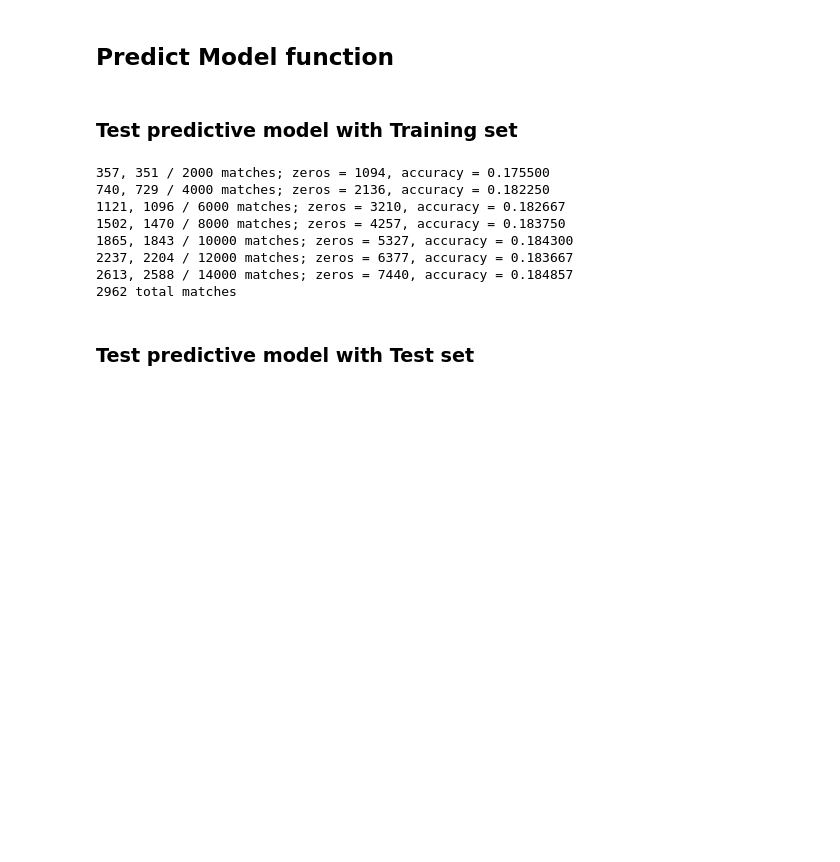
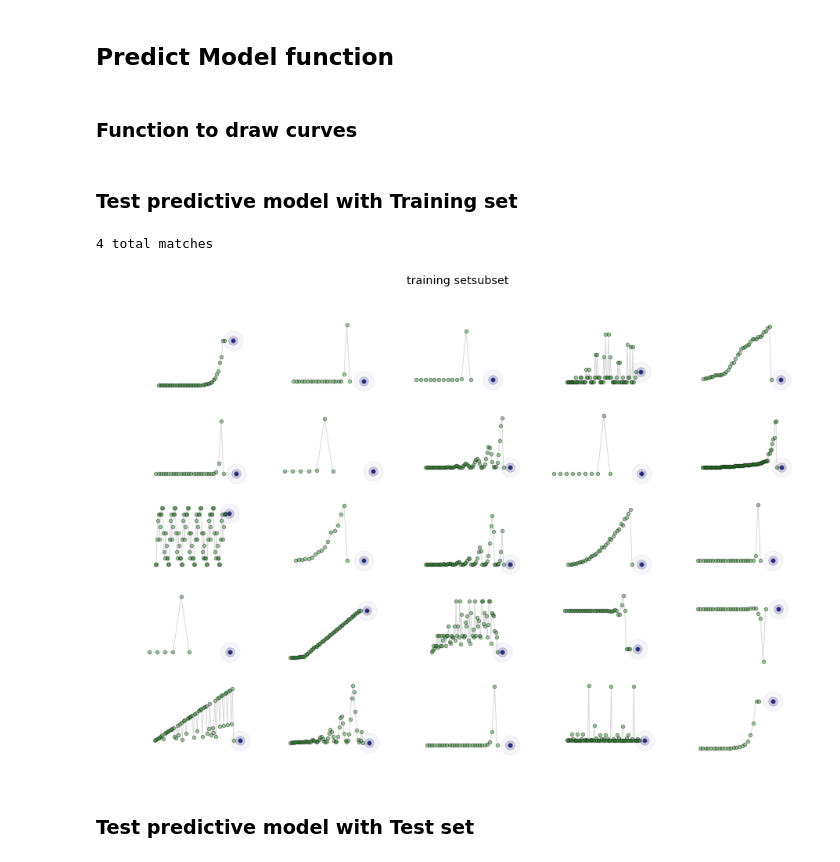
Before and after one commit to gerardobort/kaggle, a Jupyter notebook: integer-sequence-learning/serious approach 1.ipynb, the cells around one changed output. Drawn from its saved outputs; the diff is of its cells as text; code cells hidden in the pictures; blank space fills up the shorter version.

```diff
--- a/integer-sequence-learning/serious approach 1.ipynb
+++ b/integer-sequence-learning/serious approach 1.ipynb
@@ -226,57 +215,74 @@ def predictLast(seq):
     #print(len(seq), len(outFinal))
     #display(pd.DataFrame([seq.astype(int), outFinal.astype(int)]))
     return outFinal[-1:]
+# %% [markdown]
+### Function to draw curves
+# %%
+def plotSubset(set, subsetName):
+    plt.figure(figsize=(15,10))
+    plt.suptitle(subsetName + "subset", fontsize="x-large")
+    for k in range(25):
+        y = set[1+k]
+        x = np.linspace(1, len(y),len(y))
+        plt.subplot(5,5,1+k)
+        # plot the points
+        plt.scatter(x, y, s=20, c='green', alpha=0.4)
+        # shows the expected output
+        for j in range(5):
+            plt.scatter(x[-1]+5, y[-1], s=10+5**j, c='darkblue', alpha=0.52-0.12*j)
+        plt.plot(x, y, c='gray', alpha=0.3)
+        plt.axis('off')
+    #plt.savefig('e01.png')
+
+#plotSubset(train, "Train subset")
+#plotSubset(test, "Test subset")
 # %% [markdown]
 ### Test predictive model with Training set
 # %%
 pmatches = 0
 matches = 0
 zeros = 0
 output = []
+sets = []
 #for i in range(len(train)):
-for i in range(1,16000):
+for i in range(1,30):
     seq = train.seq[i].astype(np.longdouble)
 
     plast = seq[-2:-1]
     plastpredicted = predictLast(seq[:-2])
     if np.isnan(plastpredicted):
-        plastpredicted = 0
-
+        plastpredicted = [[0]]
+    #print('lp',lastpredicted)
     last = seq[-1:]
     lastpredicted = predictLast(seq[:-1])
     if np.isnan(lastpredicted):
-        lastpredicted = 0
+        lastpredicted = [[0]]
+    #print('plp',lastpredicted)
+    if np.abs(plast - plastpredicted) > 10:
+        lastpredicted = [[0]]
 
-    pdiff = int(plast - plastpredicted)
-
-    if np.abs(pdiff) > 100:
-        lastpredicted = 0
-
-    diff = int(last - lastpredicted)
+    diff = int(last - lastpredicted[0])
 
     #print('result = %d; expected = %d; diff = %d' % (int(lastpredicted), int(last), diff))
-    output.append([train.id[i], int(lastpredicted)])
+    output.append([train.id[i], lastpredicted])
+    sets.append(np.concatenate((train.seq[i], lastpredicted[0])))
+
     if pdiff == 0:
         pmatches += 1
     if diff == 0:
         matches += 1
     if lastpredicted == 0:
         zeros += 1
     if i>0 and i%2000==0:
         print("%d, %d / %d matches; zeros = %d, accuracy = %f " % (pmatches, matches, i, zeros, float(matches)/float(i)))
 
 print("%d total matches" % matches)
+plotSubset(sets, 'training set')
 
 pd.DataFrame(output).to_csv("train_submission.csv", header=["Id", "Last"], index=False, index_label=False)
 # %% [output]
-357, 351 / 2000 matches; zeros = 1094, accuracy = 0.175500
-740, 729 / 4000 matches; zeros = 2136, accuracy = 0.182250
-1121, 1096 / 6000 matches; zeros = 3210, accuracy = 0.182667
-1502, 1470 / 8000 matches; zeros = 4257, accuracy = 0.183750
-1865, 1843 / 10000 matches; zeros = 5327, accuracy = 0.184300
-2237, 2204 / 12000 matches; zeros = 6377, accuracy = 0.183667
-2613, 2588 / 14000 matches; zeros = 7440, accuracy = 0.184857
-2962 total matches
+4 total matches
+[figure, added]
 # %% [markdown]
 ### Test predictive model with Test set
 # %%
```
Also changed, not shown: parts of 2 cells of this notebook, 4 other files.
